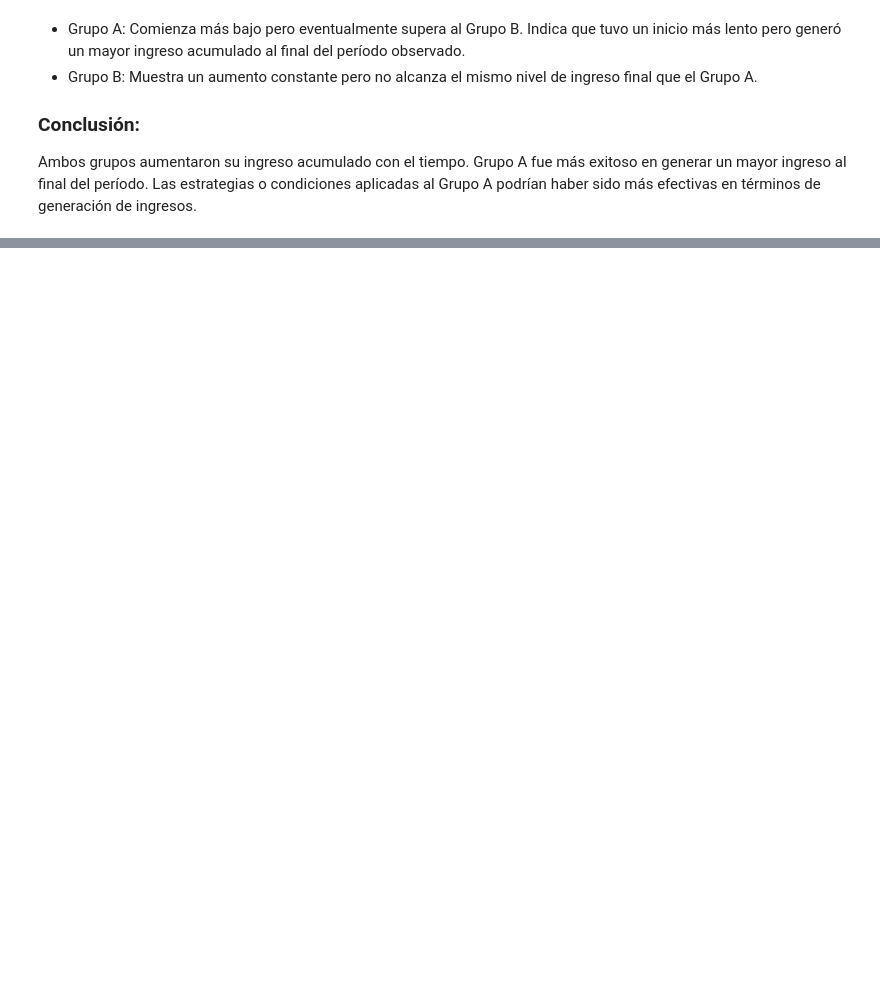
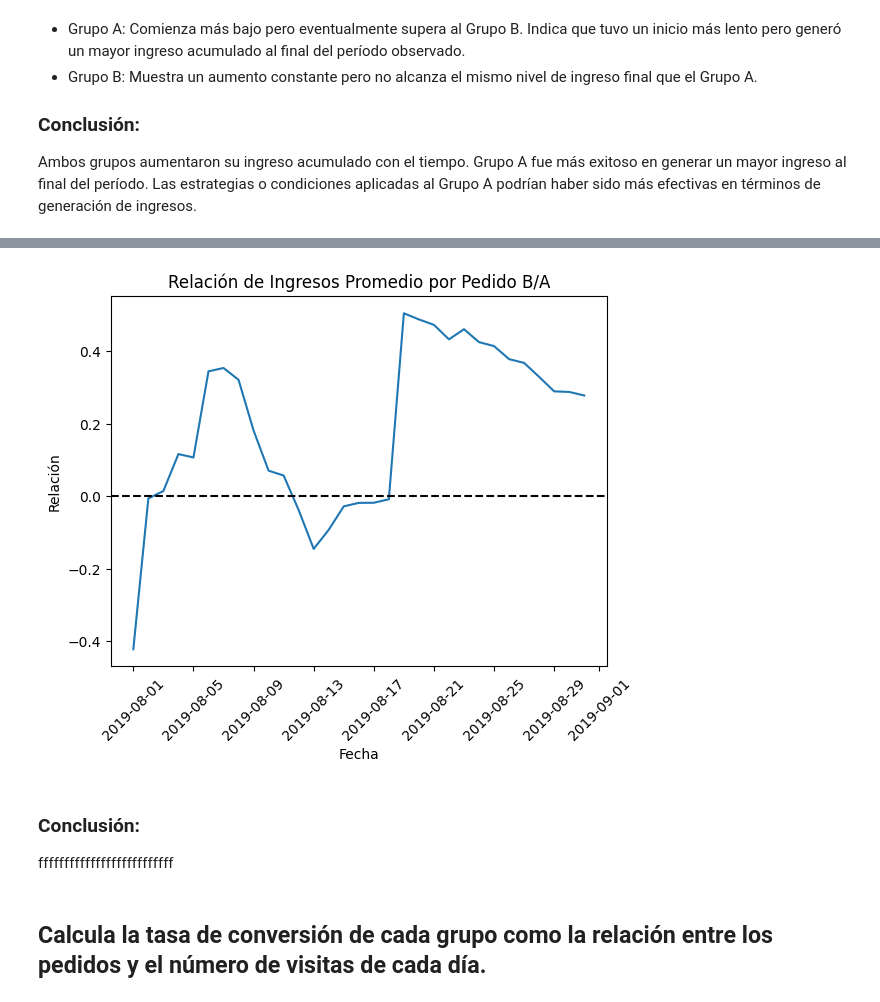
Before and after one commit to alezana85/AB_Test, a Jupyter notebook: proyecto_ab_test.ipynb, the cells around one changed output, grey strips where cells are left out. Drawn from its saved outputs; the diff is of its cells as text; code cells hidden in the pictures; blank space fills up the shorter version.

```diff
--- a/proyecto_ab_test.ipynb
+++ b/proyecto_ab_test.ipynb
@@ -516,0 +618,5 @@ Las estrategias o condiciones aplicadas al Grupo A podrían haber sido más efec
+# %%
+# Reunir los datos en un DataFrame
+mergedCumulativeRevenue = cumulativeRevenueA.merge(cumulativeRevenueB, on='date', suffixes=['A', 'B'])
+
+mergedCumulativeRevenue.head()
@@ -516,0 +630,19 @@ Las estrategias o condiciones aplicadas al Grupo A podrían haber sido más efec
+# %%
+# Trazar un gráfico de diferencia relativa para los tamaños de compra promedio
+plt.plot(mergedCumulativeRevenue['date'],
+         (mergedCumulativeRevenue['revenueB'] / mergedCumulativeRevenue['ordersB']) / (mergedCumulativeRevenue['revenueA'] / mergedCumulativeRevenue['ordersA']) - 1
+        )
+plt.axhline(y=0, color='black', linestyle='--')
+plt.title('Relación de Ingresos Promedio por Pedido B/A')
+plt.xlabel('Fecha')
+plt.ylabel('Relación')
+plt.xticks(rotation=45)
+plt.show()
+# %% [output]
+[figure, added]
+# %% [markdown]
+### Conclusión:
+
+ffffffffffffffffffffffffff
+# %% [markdown]
+## Calcula la tasa de conversión de cada grupo como la relación entre los pedidos y el número de visitas de cada día.
```
Also changed, not shown: parts of 40 cells of this notebook.
